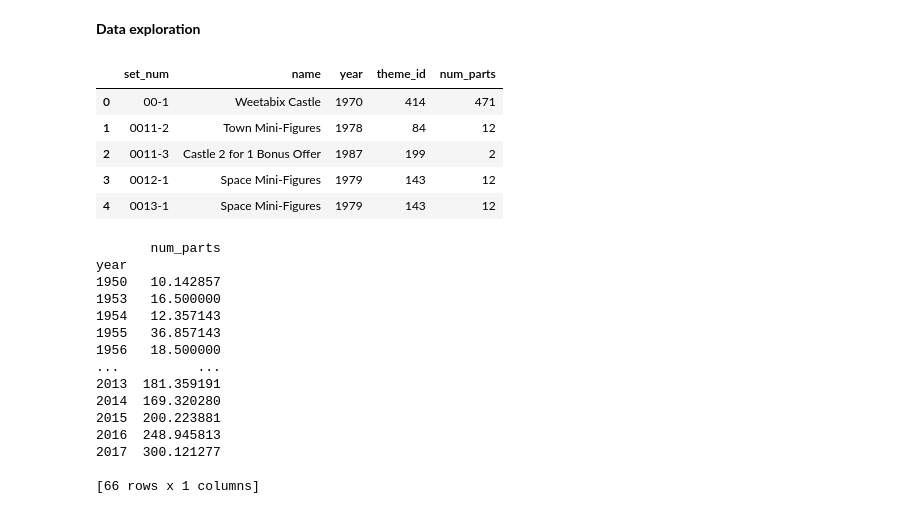
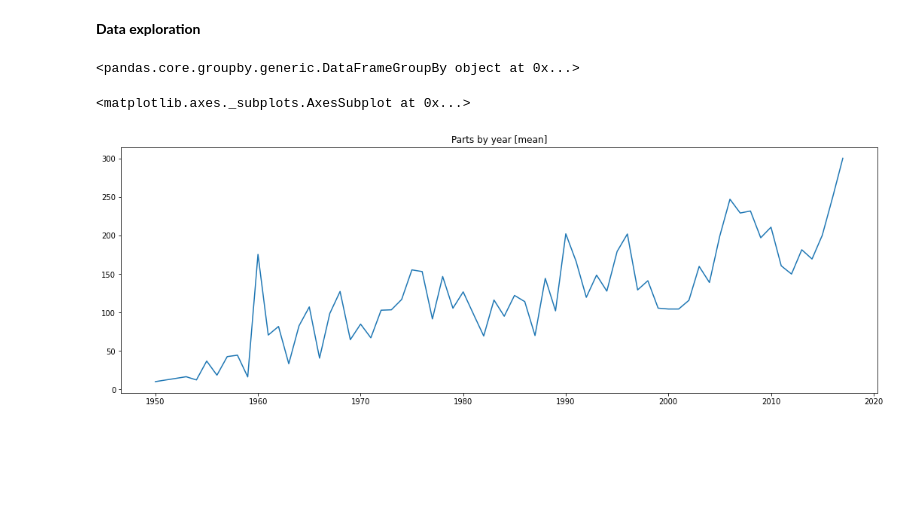
Before and after one commit to RodolfoPerna/portfolio, a Jupyter notebook: Lego_History.ipynb, the cells around one changed output. Drawn from its saved outputs; the diff is of its cells as text; code cells hidden in the pictures; blank space fills up the shorter version.

```diff
--- a/Lego_History.ipynb
+++ b/Lego_History.ipynb
@@ -22,12 +29,3 @@ colors = pd.read_csv('colors.csv')
 sets = pd.read_csv('sets.csv')
 # %% [markdown]
 **Data exploration**
-# %%
-sets.head()
-# %% [output]
-|  | set_num | name | year | theme_id | num_parts |
-| 0 | 00-1 | Weetabix Castle | 1970 | 414 | 471 |
-| 1 | 0011-2 | Town Mini-Figures | 1978 | 84 | 12 |
-| 2 | 0011-3 | Castle 2 for 1 Bonus Offer | 1987 | 199 | 2 |
-| 3 | 0012-1 | Space Mini-Figures | 1979 | 143 | 12 |
-| 4 | 0013-1 | Space Mini-Figures | 1979 | 143 | 12 |
@@ -38,19 +32,13 @@ import cufflinks
+# %%
+sets.groupby('theme_id')
+# %% [output]
+<pandas.core.groupby.generic.DataFrameGroupBy object at 0x...>
 # %%
 parts_by_year = sets[['year','num_parts']].groupby('year', as_index = True).mean()
-print(parts_by_year)
-# %% [output]
-       num_parts
-year
-1950   10.142857
-1953   16.500000
-1954   12.357143
-1955   36.857143
-1956   18.500000
-...          ...
-2013  181.359191
-2014  169.320280
-2015  200.223881
-2016  248.945813
-2017  300.121277
-
-[66 rows x 1 columns]
+# %%
+plt.figure(figsize=(18,6))
+plt.title("Parts by year [mean]")
+sns.lineplot(data=parts_by_year['num_parts'])
+# %% [output]
+<matplotlib.axes._subplots.AxesSubplot at 0x...>
+[figure, added]
```
Also changed, not shown: parts of 3 cells of this notebook.
